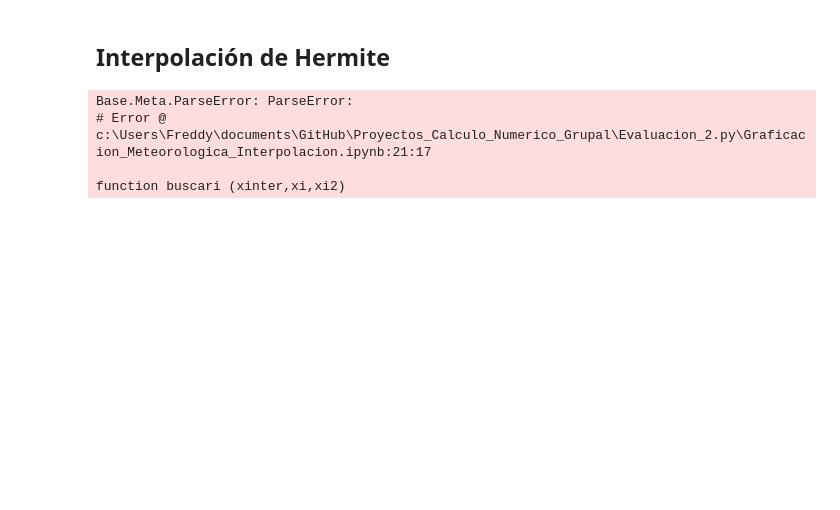
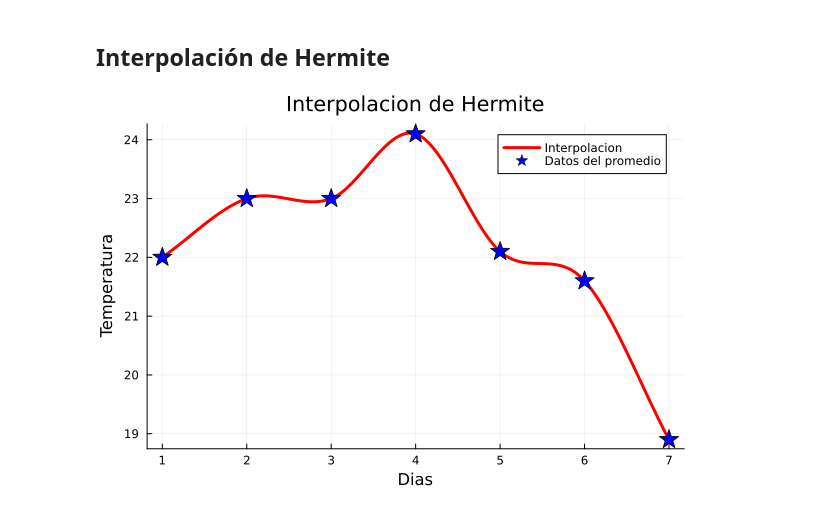
Before and after one commit to ElAdagioDeJP/Calculo_Numerico_Grupal, a Jupyter notebook: Evaluacion_2.py/Graficacion_Meteorologica_Interpolacion.ipynb, the cells around one changed output. Saved outputs shown, nothing was run; the diff lists cells and outputs as text; code cells hidden in the pictures; blank space fills up the shorter version.

Commit message:
The hermite thing is over and the chunks thing is over, let's damn it, up to Spain

```diff
--- a/Evaluacion_2.py/Graficacion_Meteorologica_Interpolacion.ipynb
+++ b/Evaluacion_2.py/Graficacion_Meteorologica_Interpolacion.ipynb
@@ -217,12 +243,11 @@ function porTrozos(x, xi, yi)
 # %%
 using PyCall
 using Plots
-
 np = pyimport("numpy")
 
 function derivada(x, y)
     n = length(x) #cantidad de elementos de x
-    dy = np.zeros(n) #crea una array llena de ceros de tamano n
+    dy = np.zeros(n)  #crea una array llena de ceros de tamano n
 
     dy[1] = (y[2] - y[1]) / (x[2] - x[1]) #se deriva el primer punto
 
@@ -232,63 +257,62 @@ function derivada(x, y)
         dy[i] = (y[i + 1] - y[i - 1]) / (x[i + 1] - x[i - 1]) # se derivan los puntos que estan desde la segunda posicion y la penultima
     end
 
-    return dy #se retorna la derivada
+    return dy
 end
 
-function buscari (xinter,xi,xi2)
+
+function buscarin(x_interp, x1, x2)
     indices = [] #se crea  el array indices
-        for (i, val) in enumerate(xinter) #i es el numero de veces que se hace la ciclo, mientras que val es el valor de xinter en la posición
-            if x[i] <= val <= x[i + 1] #si el valor de xinter esta entre los valores de x[i] y x[i+1]
-             push!(indices, i) #crea un array indices y le agrega el valor i
-            end
+    for (i, val) in enumerate(x_interp) #i es el numero de veces que se hace la ciclo, mientras que val es el valor de xinter en la posición
+        if x1 <= val <= x2 #si el valor de xinter esta entre los valores de x[i] y x[i+1]
+            push!(indices, i) #crea un array indices y le agrega el valor i
         end
+    end
+    return indices
+end
 
-        return indices
 
-end
-function interpolacionh(x, y, dy, xinter)
-    n = length(x)#cantidad de elementos de x
-    yinter = np.similar(xinter) #se crea un arreglo con el mismo tamano que xinter pero sin valores
+
+function interpolacionher(x, y, dy, xinter)
+    n = length(x) #cantidad de elementos de x
+    yinter = similar(xinter) #se crea un arreglo con el mismo tamano que xinter pero sin valores
 
     for i in 1:n-1 #hace un ciclo de 1 a n-1
         h = x[i + 1] - x[i] #se calcula el tamano de paso entre los puntos que te dan
 
         t = (xinter .- x[i]) / h #se calcula los valores normalizados para la interpolacion de Hermite
 
         h00 = 2 .* t.^3 .- 3 .* t.^2 .+ 1 #se utilizan estos valores para interpolar los valores de y y dy en los puntos xinter
         h10 = t.^3 .- 2 .* t.^2 .+ t
         h01 = -2 .* t.^3 .+ 3 .* t.^2
         h11 = t.^3 .- t.^2
-        idk = buscari(xinter,x[i],x[i+1]) #se llama a la función buscari
-        for j in indices # se hace un ciclo de los valores de indices
-            yinter[j] = h00[j] * y[i] + h10[j] * h * dy[i] + h01[j] * y[i + 1] + h11[j] * h * dy[i + 1] #se interpola los valores de y en los puntos xinter
+
+        idx = buscarin(xinter, x[i], x[i + 1]) #se llama a la función buscari
+
+        for j in idx # se hace un ciclo de los valores de indices
+            yinter[j] = h00[j] * y[i] + h10[j] * h * dy[i] + h01[j] * y[i + 1] + h11[j] * h * dy[i + 1]
         end
 
     end
     return yinter
 end
 
-
-
-
-
-#Generar puntos correspondientes
-x = np.Arrays(1:7) #crea un array de uno a siete
+x = np.array(1:7)#crea un array de uno a siete
 y = temperatura #se llama a la array temperatura como y
 
 
-x = convert(Array{Float64}, x)#Convierte la array x a una array float si no lo era antes
+x = convert(Array{Float64}, x) #Convierte la array x a una array float si no lo era antes
 
 
 dy = derivada(x, y)
-xinter = np.linspace(x[1], x[end], 1000) #genera mil puntos entre el primer elemento de x y el último para suavizar la lineas
-yherm = interpolacionh(x, y, dy, xinter) #crea la interpolación de Hermite
 
-plot(xinter, yherm, label="Interpolacion",color=:blue, linewidth=3)
-scatter!(x, y, label="Datos del promedio", color=:red, marker=:star, markersize=10)
+
+xv = np.linspace(x[1], x[end], 1000) #genera mil puntos entre el primer elemento de x y el último para suavizar la lineas
+yinterh = interpolacionher(x, y, dy, xv) #crea la interpolación de Hermite
+
+
+plot(xv, yinterh, label="Interpolacion",color=:red , linewidth=3)
+scatter!(x, y, label="Datos del promedio", color=:blue, marker=:star, markersize=10)
 plot!(title = "Interpolacion de Hermite", xlabel = "Dias", ylabel = "Temperatura")
 # %% [output]
-Base.Meta.ParseError: ParseError:
-# Error @ c:\Users\Freddy\documents\GitHub\Proyectos_Calculo_Numerico_Grupal\Evaluacion_2.py\Graficacion_Meteorologica_Interpolacion.ipynb:21:17
-
-function buscari (xinter,xi,xi2)
+[figure, added]
```
Also changed, not shown: parts of 2 cells of this notebook.
